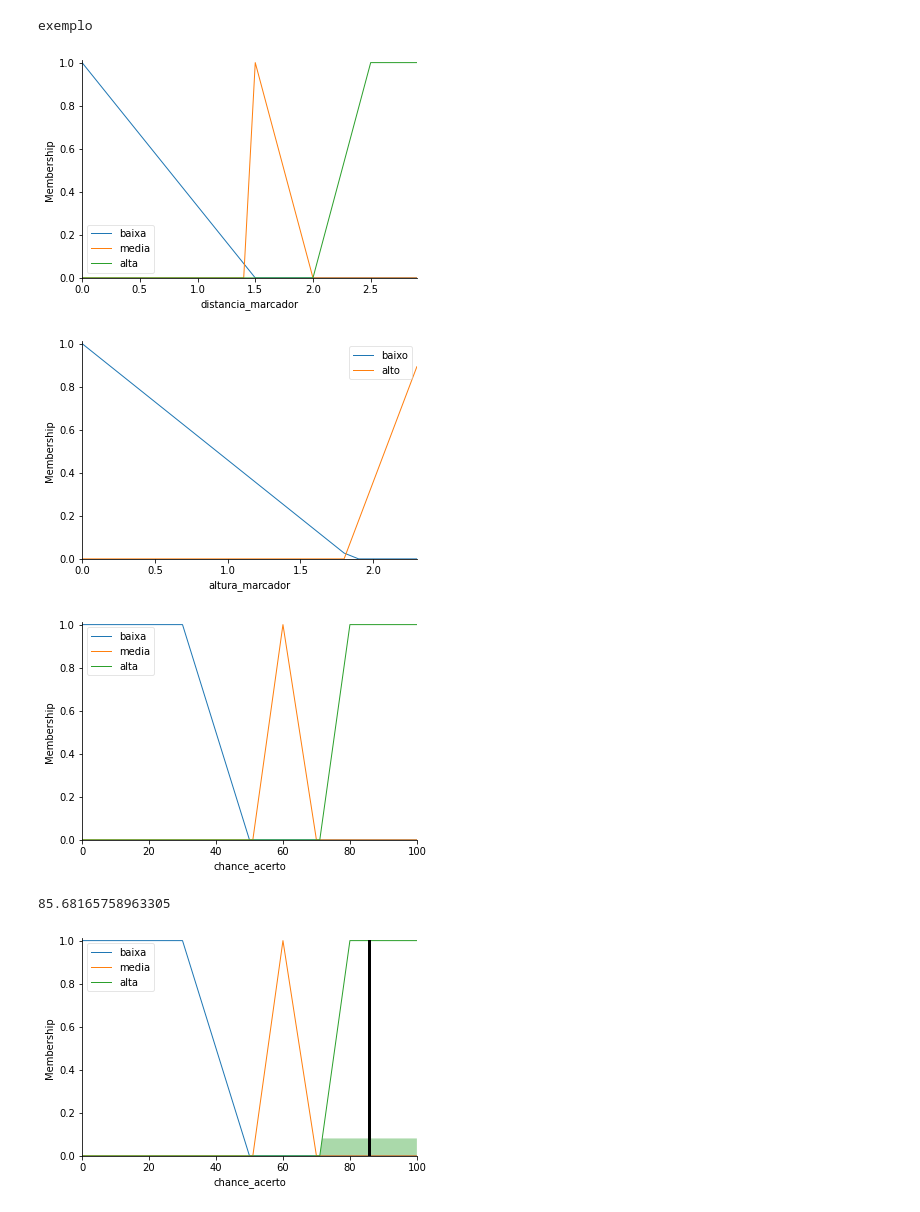
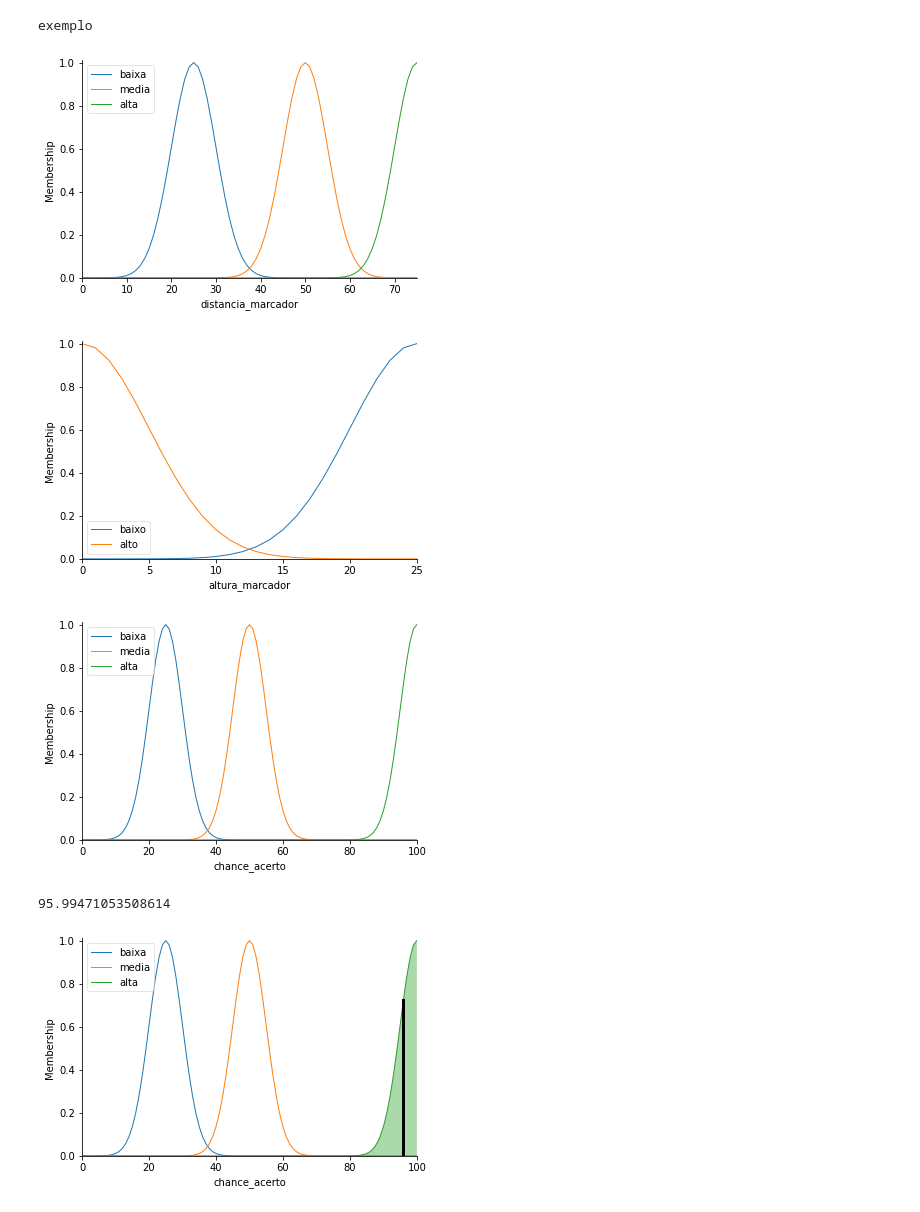
Before and after one commit to IsaiasGabrielDev/Trabalho_FuzzyBasquete, a Jupyter notebook: trabalho_basquete.ipynb, the cells around one changed output. Cells and saved outputs as stored; diff of their text form; code cells hidden in the pictures.

```diff
--- a/trabalho_basquete.ipynb
+++ b/trabalho_basquete.ipynb
@@ -48,27 +48,27 @@ import matplotlib.pyplot as plt
 import skfuzzy.control as ctrl
 import skfuzzy as fuzz
 # %%
-    if __name__=='__main__':
+if __name__=='__main__':
             print("exemplo")
 
             #variaveis de entrada
-            distancia_marcador = ctrl.Antecedent(np.arange(0,3,0.10),'distancia_marcador')
-            altura_marcador = ctrl.Antecedent(np.arange(0,2.34,0.10),'altura_marcador' )
+            distancia_marcador = ctrl.Antecedent(np.arange(0,76,1),'distancia_marcador')
+            altura_marcador = ctrl.Antecedent(np.arange(0,26,1),'altura_marcador' )
 
             #variaveis de saida
             chance_acerto = ctrl.Consequent(np.arange(0,101,1),'chance_acerto')
 
             #variaveis/ fuzzyficaçao
-            distancia_marcador['baixa'] = fuzz.trapmf(distancia_marcador.universe,[0,0,0,1.50])
-            distancia_marcador['media'] = fuzz.trimf(distancia_marcador.universe,[1.5,1.5,2])
-            distancia_marcador['alta'] = fuzz.trapmf(distancia_marcador.universe,[2,2.5,3,3])
+            distancia_marcador['baixa'] = fuzz.gaussmf(distancia_marcador.universe, 25, 5)
+            distancia_marcador['media'] = fuzz.gaussmf(distancia_marcador.universe, 50, 5)
+            distancia_marcador['alta'] = fuzz.gaussmf(distancia_marcador.universe,75, 5)
 
-            altura_marcador ['baixo'] = fuzz.trapmf(altura_marcador.universe,[0,0,0,1.85])
-            altura_marcador ['alto'] = fuzz.trimf(altura_marcador.universe,[1.80,2.36,3.3])
+            altura_marcador ['baixo'] = fuzz.gaussmf(altura_marcador.universe, 25, 5)
+            altura_marcador ['alto'] = fuzz.gaussmf(altura_marcador.universe, 0, 5)
 
-            chance_acerto['baixa'] = fuzz.trapmf(chance_acerto.universe,[0,0,30,50])
-            chance_acerto['media'] = fuzz.trimf(chance_acerto.universe,[51,60,70])
-            chance_acerto['alta'] = fuzz.trapmf(chance_acerto.universe,[71,80,100,100])
+            chance_acerto['baixa'] = fuzz.gaussmf(chance_acerto.universe, 25, 5)
+            chance_acerto['media'] = fuzz.gaussmf(chance_acerto.universe, 50, 5)
+            chance_acerto['alta'] = fuzz.gaussmf(chance_acerto.universe, 100, 5)
 
             #print os traços
             distancia_marcador.view()
@@ -77,34 +77,45 @@ import skfuzzy as fuzz
             plt.show()
 # %% [output]
 exemplo
-[figure, old version]
+[figure, new version]
-[figure, old version]
+[figure, new version]
-[figure, old version]
+[figure, new version]
 # %%
           #definicao das regras
 
           regra1 = ctrl.Rule(distancia_marcador['alta'] & altura_marcador['baixo'],chance_acerto['alta'])
           regra2 = ctrl.Rule(distancia_marcador['alta'] & altura_marcador['alto'],chance_acerto['media'])
           regra3 = ctrl.Rule(distancia_marcador['media'] & altura_marcador['alto'],chance_acerto['baixa'])
           regra4 = ctrl.Rule(distancia_marcador['media'] & altura_marcador['baixo'],chance_acerto['alta'])
           regra5 = ctrl.Rule(distancia_marcador['baixa'] & altura_marcador['baixo'],chance_acerto['media'])
           regra6 = ctrl.Rule(distancia_marcador['baixa'] & altura_marcador['alto'],chance_acerto['baixa'])
 
           #ativacao das regras
 
           controle_chance_acerto = ctrl.ControlSystem([regra1,regra2,regra3,regra4, regra5, regra6])
           simulador_chance_acerto = ctrl.ControlSystemSimulation(controle_chance_acerto)
 
-          simulador_chance_acerto.input['distancia_marcador']= 3
-          simulador_chance_acerto.input['altura_marcador']= 1.7
+          inputaltura = 1.5
+          inputdistancia = 1.6
+
+          percent_altura = 25 if inputaltura < 1.85 else 0
+          if inputdistancia > 2.5 :
+            percent_distancia = 75
+          elif inputdistancia > 1.5 :
+            percent_distancia = 50
+          else :
+              percent_distancia = 25
+
+          simulador_chance_acerto.input['distancia_marcador']= percent_distancia
+          simulador_chance_acerto.input['altura_marcador']= percent_altura
 
           simulador_chance_acerto.compute()
 
           #agregação
 
           print(simulador_chance_acerto.output['chance_acerto'])
           chance_acerto.view(sim=simulador_chance_acerto)
           plt.show()
 # %% [output]
-85.68165758963305
+95.99471053508614
-[figure, old version]
+[figure, new version]
```
Also changed, not shown: parts of 3 cells of this notebook.
